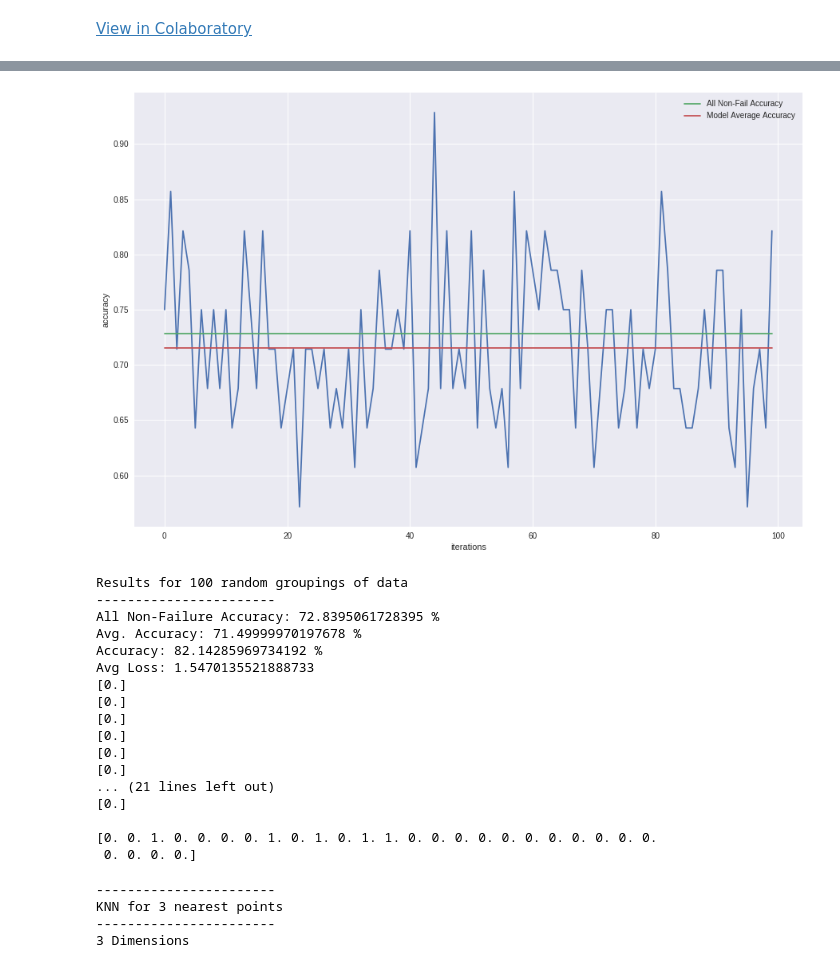
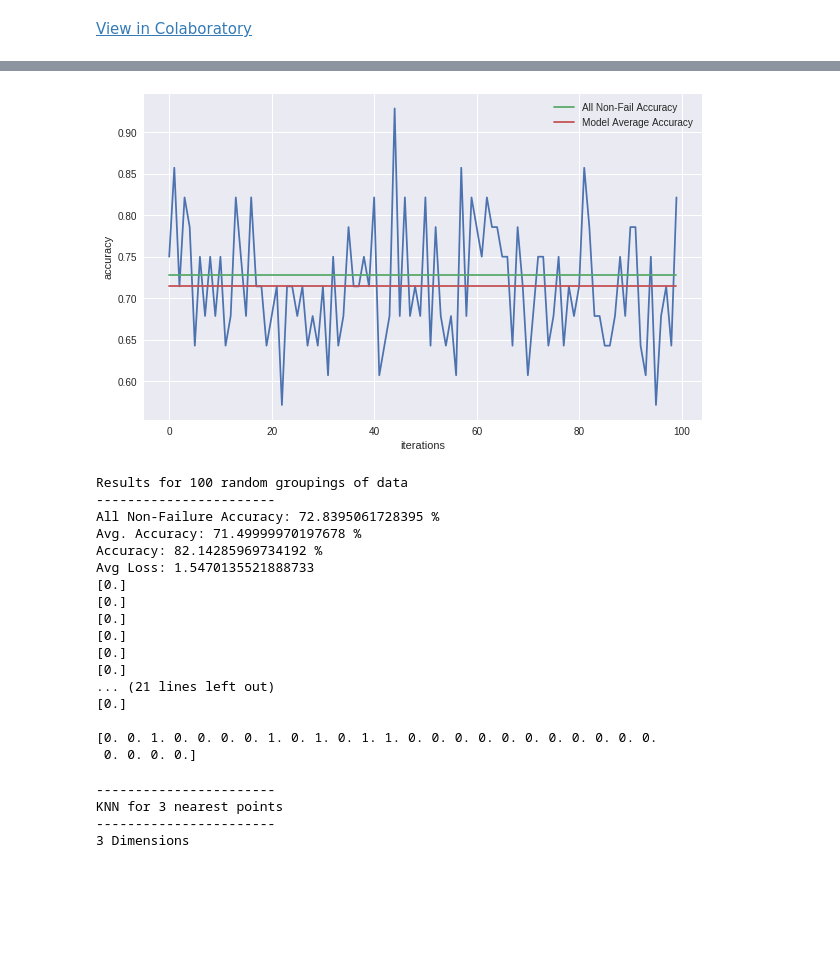
Before and after one commit to jgrandinetti/AI, a Jupyter notebook: SBRT.ipynb, the cells around one changed output, grey strips where cells are left out. Saved outputs shown, nothing was run; the diff lists cells and outputs as text; code cells hidden in the pictures; blank space fills up the shorter version.

```diff
--- a/SBRT.ipynb
+++ b/SBRT.ipynb
@@ -211,35 +211,35 @@ for it in range(its):
 all_acc = [(59/81)] * len(acc)
 avg_acc = [np.average(acc)] * len(acc)
 
-plt.figure(figsize=(15,10))
+plt.figure(figsize=(10,6))
 plt.plot(acc_count, acc)
 plt.plot(acc_count, all_acc, label='All Non-Fail Accuracy')
 plt.plot(acc_count, avg_acc, label='Model Average Accuracy')
 plt.xlabel('iterations')
 plt.ylabel('accuracy')
 plt.legend(loc='best')
 plt.show()
 
 print("Results for %0.0f random groupings of data" %its)
 print("-----------------------")
 acc = np.array(acc)
 print("All Non-Failure Accuracy:", (100*59/81), "%")
 print("Avg. Accuracy:",np.average(acc)*100,"%")
 print("Accuracy:",(acc[-1])*100,"%")
 
 loss = np.array(loss)
 print("Avg Loss:",np.average(loss))
 
 
 ynew = model.predict(X_test)
 for x in range(len(ynew)):
   print(np.rint(ynew[x]))
 print()
 print((Y_test))
 
 #vary batch size and testing split
 # %% [output]
-[figure, old version]
+[figure, new version]
 Results for 100 random groupings of data
 -----------------------
 All Non-Failure Accuracy: 72.8395061728395 %
```
